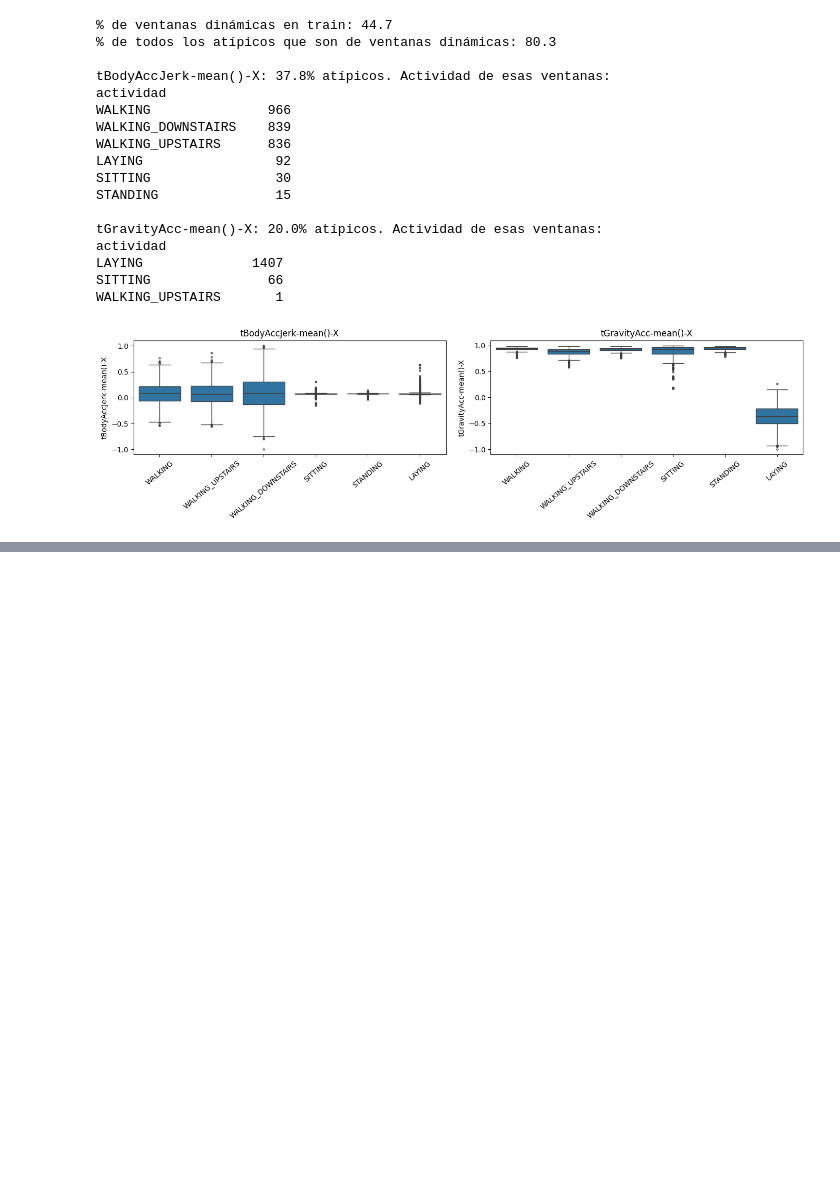
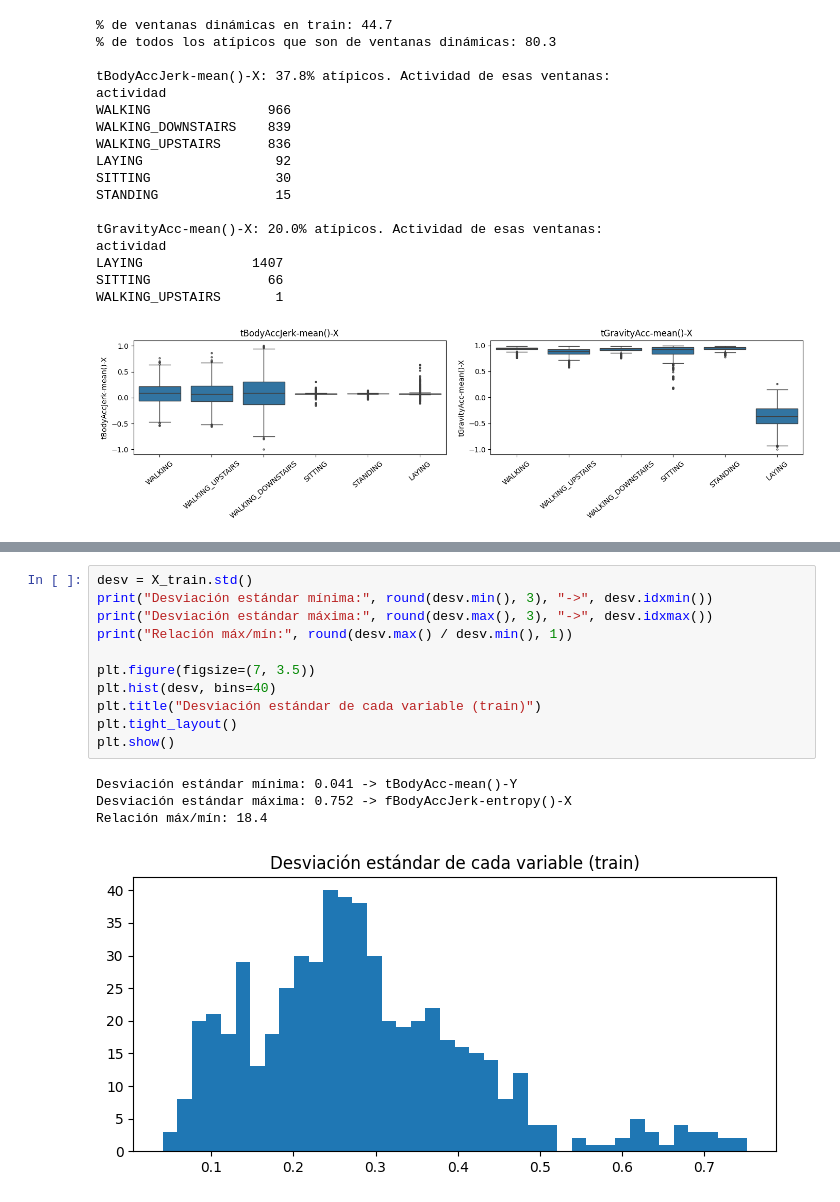
Before and after one commit to TiagoV69/analisis-datos-grupo7, a Jupyter notebook: evaluacion 4/notebooks/02_preprocesamiento.ipynb, the cells around one changed output, grey strips where cells are left out. Saved outputs shown, nothing was run; the diff lists cells and outputs as text; blank space fills up the shorter version.

```diff
--- a/evaluacion 4/notebooks/02_preprocesamiento.ipynb
+++ b/evaluacion 4/notebooks/02_preprocesamiento.ipynb
@@ -170,0 +175,16 @@ WALKING_UPSTAIRS       1
+# %%
+desv = X_train.std()
+print("Desviación estándar mínima:", round(desv.min(), 3), "->", desv.idxmin())
+print("Desviación estándar máxima:", round(desv.max(), 3), "->", desv.idxmax())
+print("Relación máx/mín:", round(desv.max() / desv.min(), 1))
+
+plt.figure(figsize=(7, 3.5))
+plt.hist(desv, bins=40)
+plt.title("Desviación estándar de cada variable (train)")
+plt.tight_layout()
+plt.show()
+# %% [output]
+Desviación estándar mínima: 0.041 -> tBodyAcc-mean()-Y
+Desviación estándar máxima: 0.752 -> fBodyAccJerk-entropy()-X
+Relación máx/mín: 18.4
+[figure, added]
```
Also changed, not shown: parts of 8 cells of this notebook.
